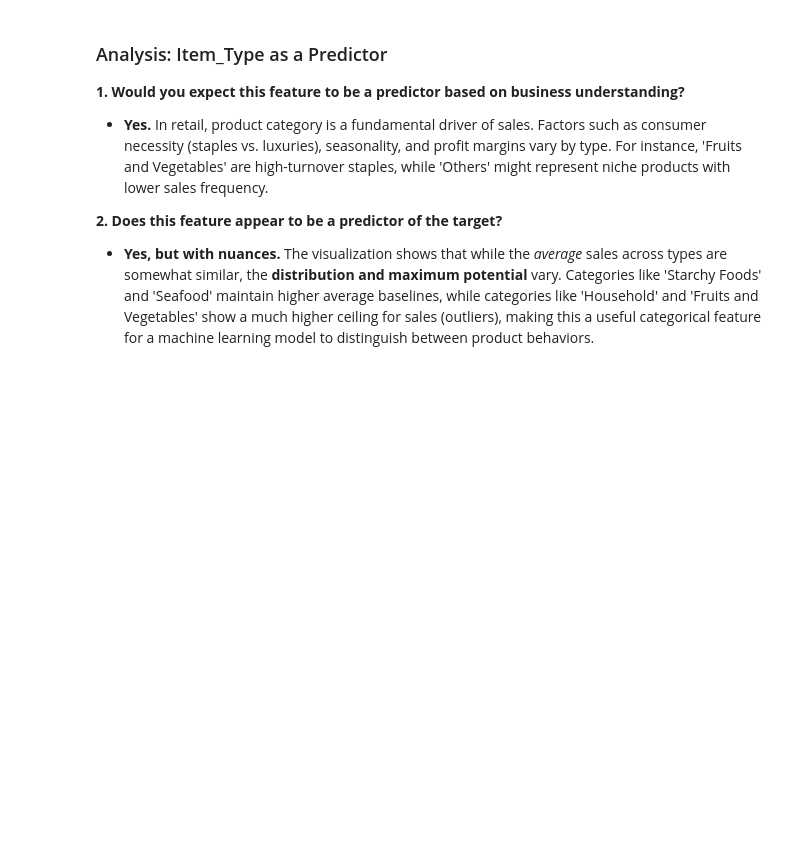
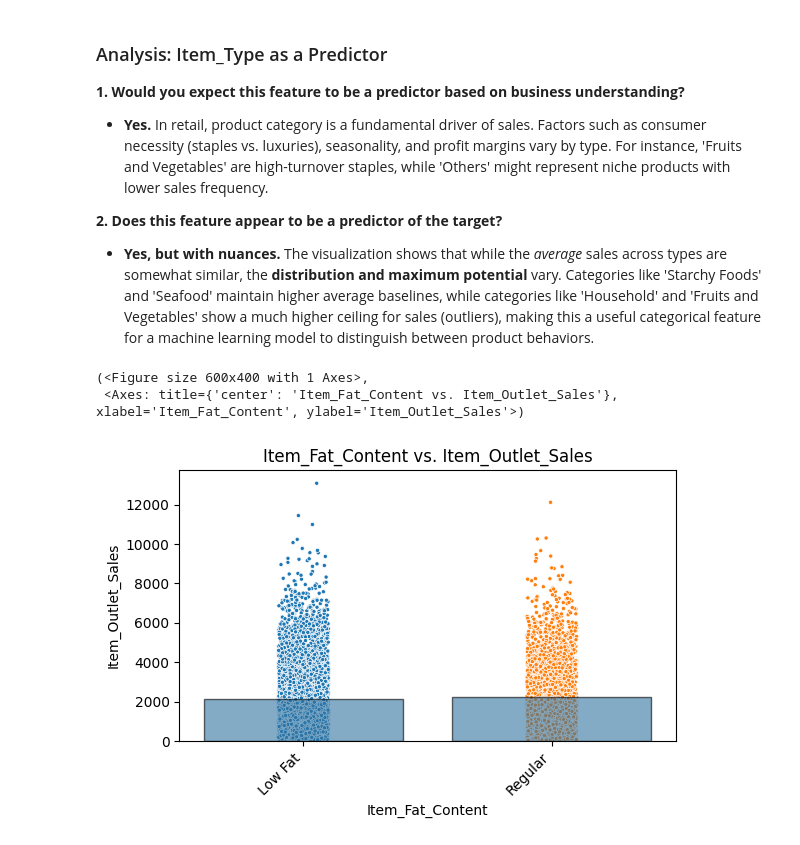
Before and after one commit to devMoamen/Prediction-of-Product-Sales, a Jupyter notebook: Prediction_of_Product_Sales.ipynb, the cells around one changed output. Drawn from its saved outputs; the diff is of its cells as text; code cells hidden in the pictures; blank space fills up the shorter version.

```diff
--- a/Prediction_of_Product_Sales.ipynb
+++ b/Prediction_of_Product_Sales.ipynb
@@ -407,3 +407,10 @@ plot_categorical_vs_target(sales_df, x='Item_Type', y='Item_Outlet_Sales')
 
 **2. Does this feature appear to be a predictor of the target?**
 * **Yes, but with nuances.** The visualization shows that while the *average* sales across types are somewhat similar, the **distribution and maximum potential** vary. Categories like 'Starchy Foods' and 'Seafood' maintain higher average baselines, while categories like 'Household' and 'Fruits and Vegetables' show a much higher ceiling for sales (outliers), making this a useful categorical feature for a machine learning model to distinguish between product behaviors.
+# %%
+# 1. Item_Fat_Content vs. Item_Outlet_Sales
+plot_categorical_vs_target(sales_df, x='Item_Fat_Content')
+# %% [output]
+(<Figure size 600x400 with 1 Axes>,
+ <Axes: title={'center': 'Item_Fat_Content vs. Item_Outlet_Sales'}, xlabel='Item_Fat_Content', ylabel='Item_Outlet_Sales'>)
+[figure, added]
```
Also changed, not shown: parts of 11 cells of this notebook.
